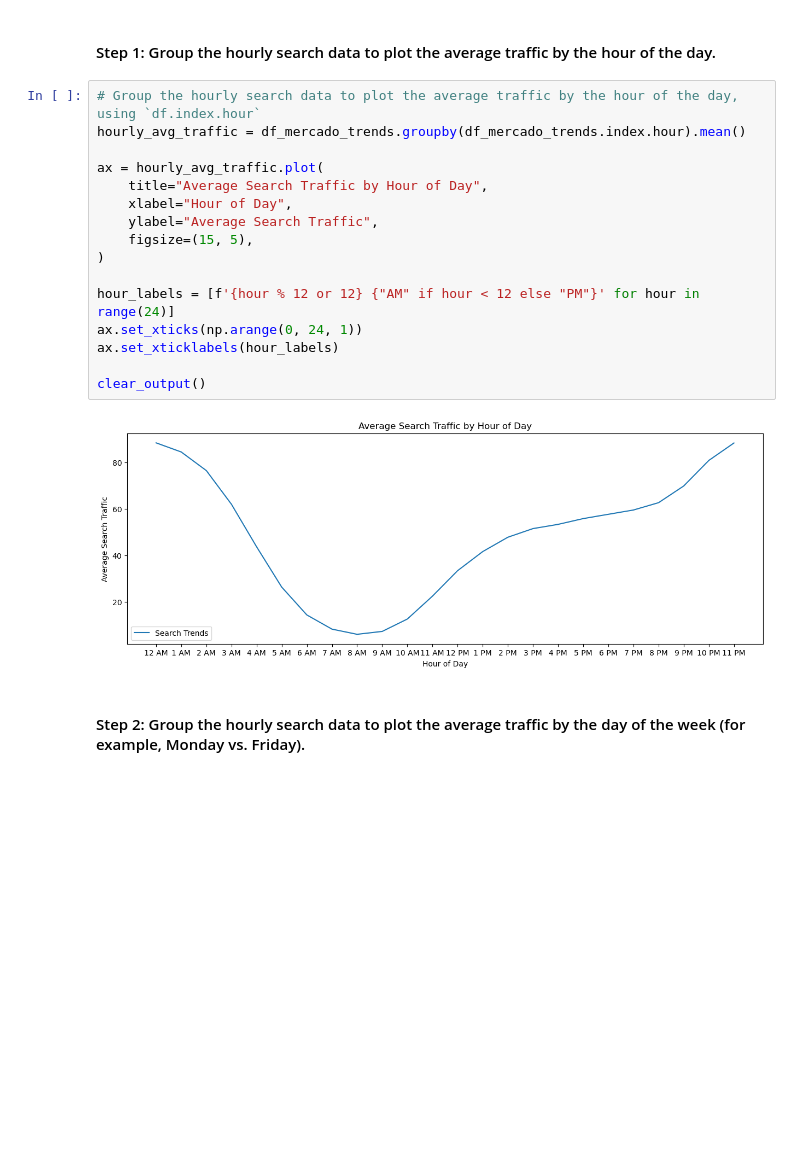
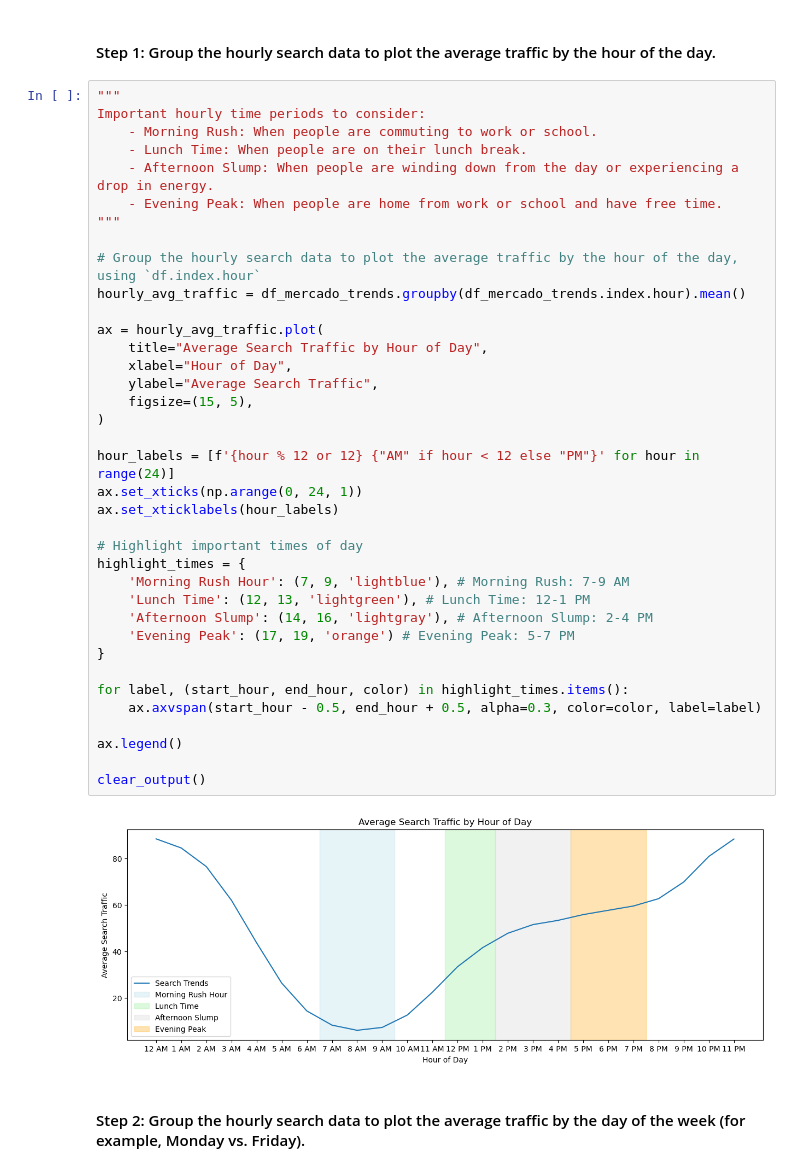
Before and after one commit to rune-encoder/prophet-challenge, a Jupyter notebook: forecasting_net_prophet.ipynb, the cells around one changed output. Drawn from its saved outputs; the diff is of its cells as text; blank space fills up the shorter version.

Commit message:
Added highlighting on graph to show important aspects to consider

```diff
--- a/forecasting_net_prophet.ipynb
+++ b/forecasting_net_prophet.ipynb
@@ -241,23 +240,44 @@ To that end, you want to mine the search traffic data for predictable seasonal p
 # %% [markdown]
 #### Step 1: Group the hourly search data to plot the average traffic by the hour of the day.
 # %%
+"""
+Important hourly time periods to consider:
+    - Morning Rush: When people are commuting to work or school.
+    - Lunch Time: When people are on their lunch break.
+    - Afternoon Slump: When people are winding down from the day or experiencing a drop in energy.
+    - Evening Peak: When people are home from work or school and have free time.
+"""
+
 # Group the hourly search data to plot the average traffic by the hour of the day, using `df.index.hour`
 hourly_avg_traffic = df_mercado_trends.groupby(df_mercado_trends.index.hour).mean()
 
 ax = hourly_avg_traffic.plot(
     title="Average Search Traffic by Hour of Day",
     xlabel="Hour of Day",
     ylabel="Average Search Traffic",
     figsize=(15, 5),
 )
 
 hour_labels = [f'{hour % 12 or 12} {"AM" if hour < 12 else "PM"}' for hour in range(24)]
 ax.set_xticks(np.arange(0, 24, 1))
 ax.set_xticklabels(hour_labels)
 
+# Highlight important times of day
+highlight_times = {
+    'Morning Rush Hour': (7, 9, 'lightblue'), # Morning Rush: 7-9 AM
+    'Lunch Time': (12, 13, 'lightgreen'), # Lunch Time: 12-1 PM
+    'Afternoon Slump': (14, 16, 'lightgray'), # Afternoon Slump: 2-4 PM
+    'Evening Peak': (17, 19, 'orange') # Evening Peak: 5-7 PM
+}
+
+for label, (start_hour, end_hour, color) in highlight_times.items():
+    ax.axvspan(start_hour - 0.5, end_hour + 0.5, alpha=0.3, color=color, label=label)
+
+ax.legend()
+
 clear_output()
 # %% [output]
-[figure, old version]
+[figure, new version]
 # %% [markdown]
 #### Step 2: Group the hourly search data to plot the average traffic by the day of the week (for example, Monday vs. Friday).
 # %%
```
Also changed, not shown: parts of 3 cells of this notebook.
